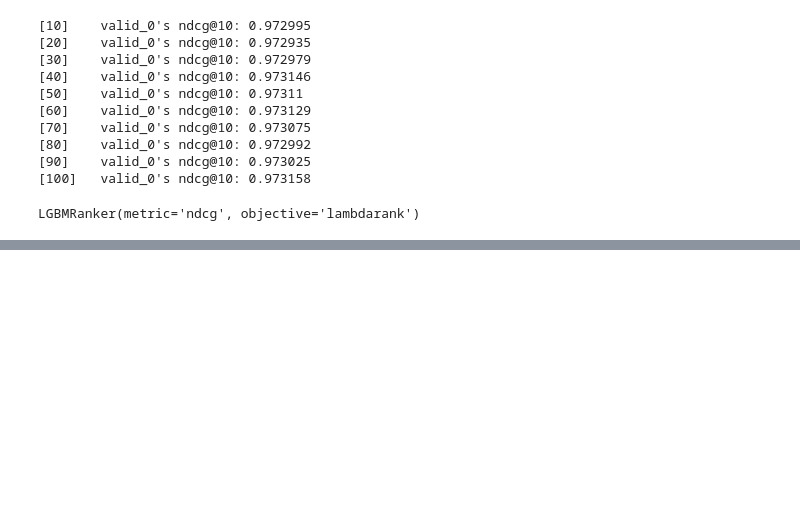
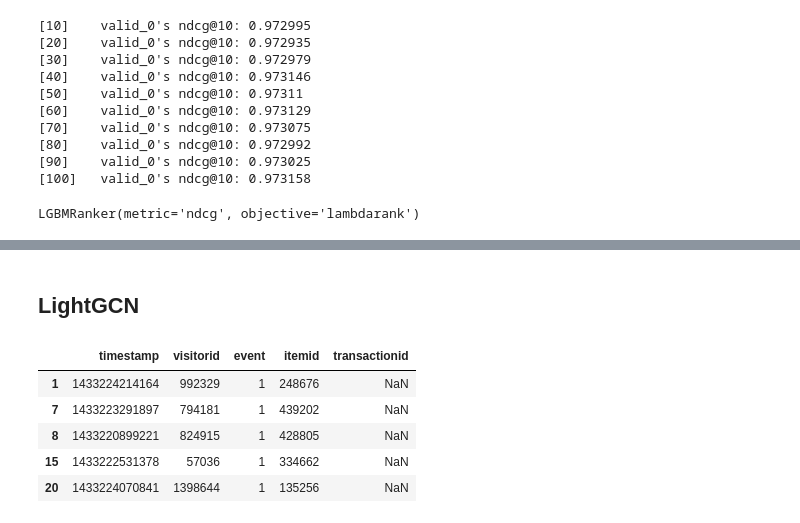
Before and after one commit to tugsag/retail_data_recommend_rank, a Jupyter notebook: script.ipynb, the cells around one changed output, grey strips where cells are left out. Saved outputs shown, nothing was run; the diff lists cells and outputs as text; code cells hidden in the pictures; blank space fills up the shorter version.

```diff
--- a/script.ipynb
+++ b/script.ipynb
@@ -309,0 +468,2 @@ LGBMRanker(metric='ndcg', objective='lambdarank')
+# %% [markdown]
+## LightGCN
@@ -309,0 +473,9 @@ LGBMRanker(metric='ndcg', objective='lambdarank')
+# %%
+events_filt.head()
+# %% [output]
+|  | timestamp | visitorid | event | itemid | transactionid |
+| 1 | 1433224214164 | 992329 | 1 | 248676 | NaN |
+| 7 | 1433223291897 | 794181 | 1 | 439202 | NaN |
+| 8 | 1433220899221 | 824915 | 1 | 428805 | NaN |
+| 15 | 1433222531378 | 57036 | 1 | 334662 | NaN |
+| 20 | 1433224070841 | 1398644 | 1 | 135256 | NaN |
```
Also changed, not shown: parts of 34 cells of this notebook, 1 other file.
